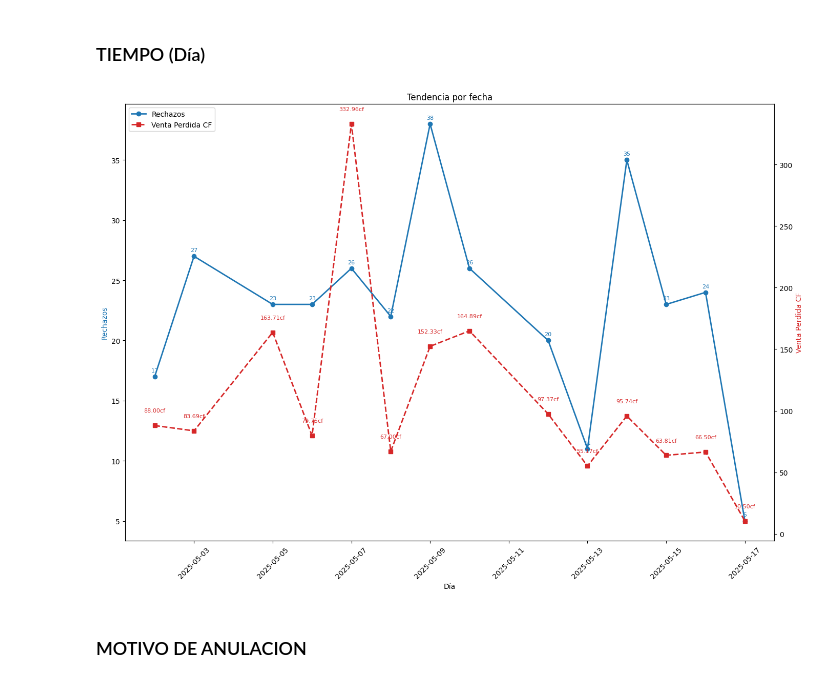
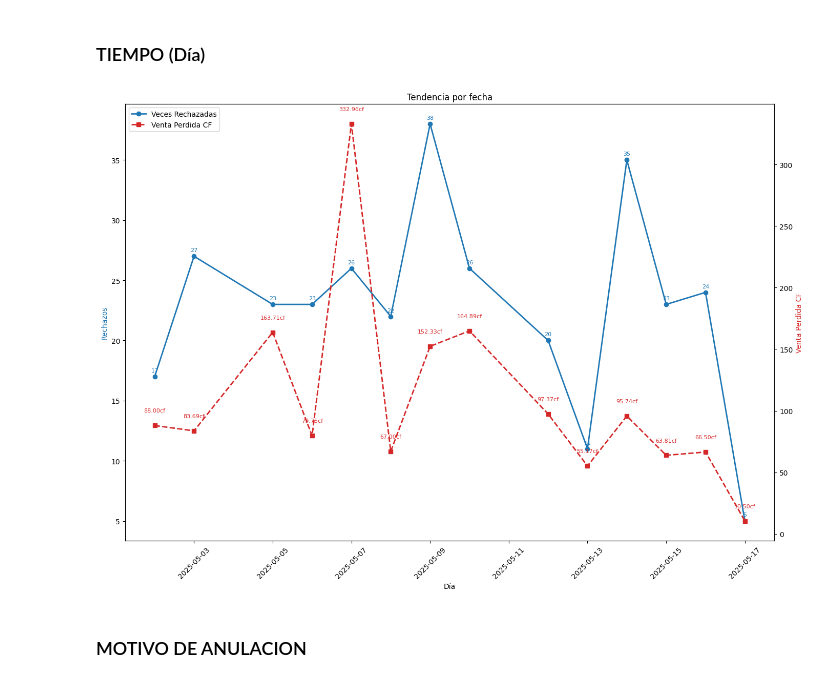
Before and after one commit to GerardoPortocarrero/automatizacion_reporte_rechazos_wssp, a Jupyter notebook: porRUTA.ipynb, the cells around one changed output. Cells and saved outputs as stored; diff of their text form; code cells hidden in the pictures.

```diff
--- a/porRUTA.ipynb
+++ b/porRUTA.ipynb
@@ -203,7 +217,7 @@ def vr_vp_dia():
         ax1.plot(vr_por_fecha.index,
                 vr_por_fecha.values,
                 marker="o",
-                label="Rechazos",
+                label="Veces Rechazadas",
                 linewidth=2)
 
         # Etiquetas para cada punto de Rechazos
@@ -229,34 +243,35 @@ def vr_vp_dia():
         for x, y in zip(vp_por_fecha.index, vp_por_fecha.values):
             ax2.text(x, y + vp_por_fecha.max()*0.03,   # 2 % por encima
                     f"{y:.2f}cf",
                     ha="center",
                     va="bottom",
                     fontsize=8,
                     color="tab:red")
 
         # Formato de los ejes
         ax1.set_title("Tendencia por fecha")
         ax1.set_xlabel("Día")
         ax1.set_ylabel("Rechazos", color="tab:blue")
         ax1.tick_params(axis="x", rotation=45)
         ax2.set_ylabel("Venta Perdida CF", color="tab:red")
 
         # Leyendas y formato
         # Combinar leyendas de ambos ejes
         lines_1, labels_1 = ax1.get_legend_handles_labels()
         lines_2, labels_2 = ax2.get_legend_handles_labels()
         ax1.legend(lines_1 + lines_2, labels_1 + labels_2, loc="upper left")
 
         plt.tight_layout()
+        plt.savefig('vr_vp_dia.png')
         plt.show()
     except:
         print(f'Cantidad de datos: {len(ruta)}')
         print('No hay datos (Probablemente un domingo o festivo o no hubo rechazos)')
 
 if opcion_tiempo != 3:
     vr_vp_dia()
 # %% [output]
-[figure, old version]
+[figure, new version]
 # %% [markdown]
 ### MOTIVO DE ANULACION
 # %%
```
Also changed, not shown: parts of 21 cells of this notebook, 7 other files.
